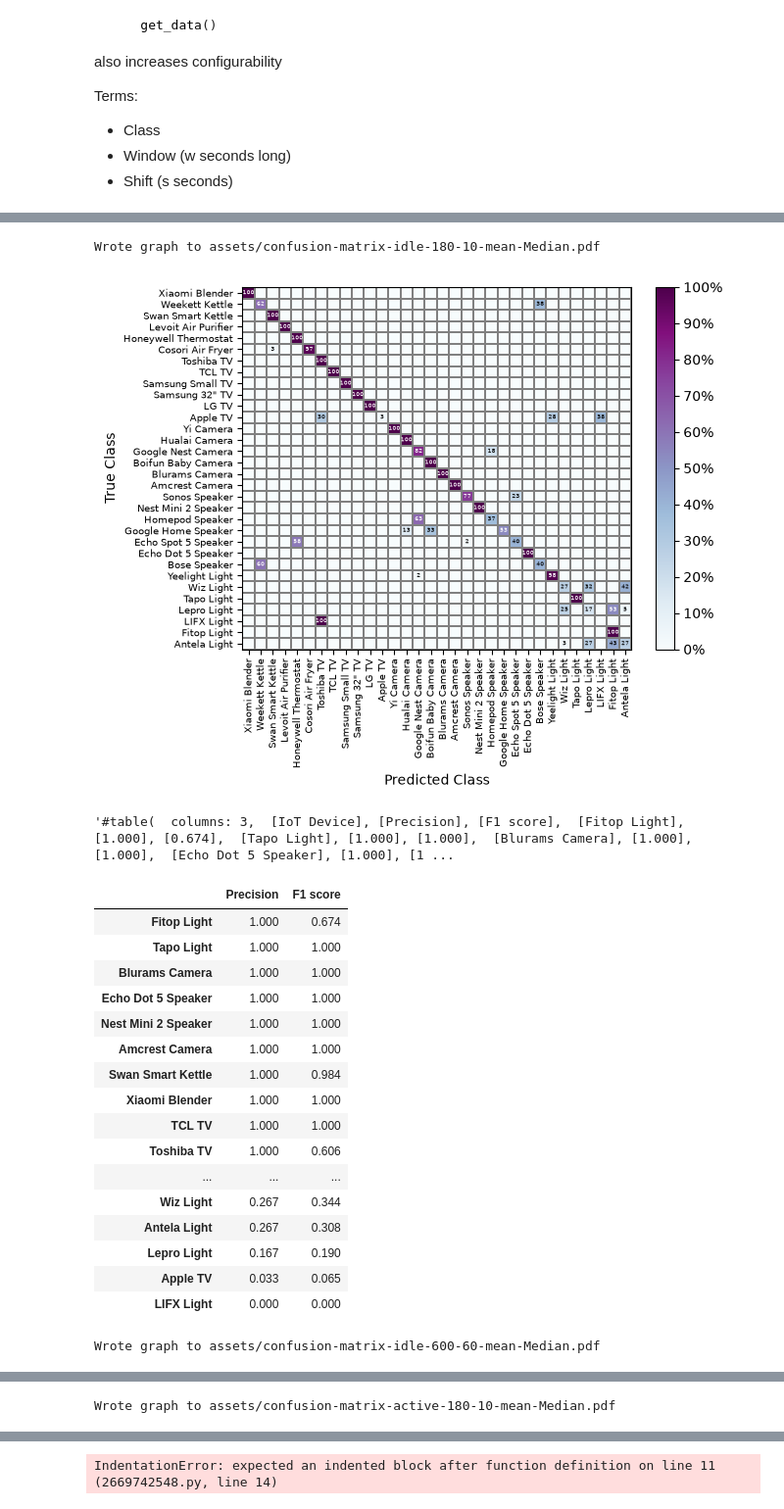
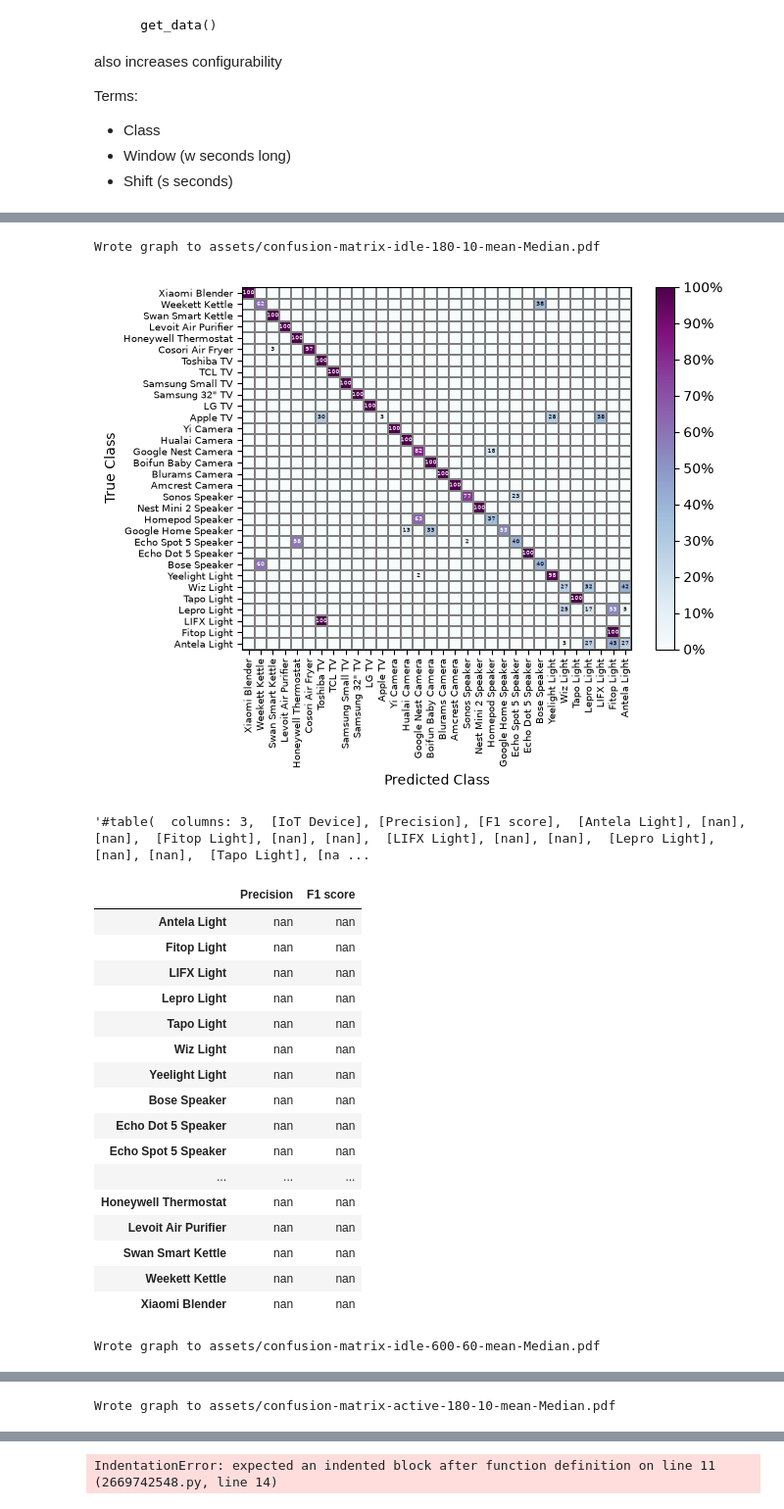
Before and after one commit to JackRobbers/thesis, a Jupyter notebook: analysis.ipynb, the cells around one changed output, grey strips where cells are left out. Shown at 98% size. Drawn from its saved outputs; the diff is of its cells as text; code cells hidden in the pictures.

```diff
--- a/analysis.ipynb
+++ b/analysis.ipynb
@@ -111,7 +97,7 @@ df = pd.DataFrame(
 # | label: confusion matrix
 idle = Experiment(
     c,
-    State.IDLE,
+    [State.IDLE],
     [Metric.MEAN],
     Classifier.Median,
     180,
@@ -134,7 +120,7 @@ typst_table(
 
 out = Experiment(
     c,
-    State.IDLE,
+    [State.IDLE],
     [Metric.MEAN],
     Classifier.Median,
     600,
@@ -156,50 +142,50 @@ typst_table(
     index_title="IoT Device",
 )
 
 
 # display(len([1 for score in all.f1_scores.values() if score > 0.9]))
 
 # # include only devices from above who are not equal to 100
 active = Experiment(
     c,
-    State.ACTIVE,
+    [State.ACTIVE],
     [Metric.MEAN],
     Classifier.Median,
     180,
     10,
 )
 graph_confusion_matrix(active)
 
 typst_table(
     pd.DataFrame(
         data={
             "Macro Average F1 score": [idle.f1_macro_average, active.f1_macro_average]
         },
         index=["Idle", "Average"],
     ),
     diag=False,
     index_title="State",
 )
 # %% [output]
 Wrote graph to assets/confusion-matrix-idle-180-10-mean-Median.pdf
 [figure]
-'#table(  columns: 3,  [IoT Device], [Precision], [F1 score],  [Fitop Light], [1.000], [0.674],  [Tapo Light], [1.000], [1.000],  [Blurams Camera], [1.000], [1.000],  [Echo Dot 5 Speaker], [1.000], [1 ...
+'#table(  columns: 3,  [IoT Device], [Precision], [F1 score],  [Antela Light], [nan], [nan],  [Fitop Light], [nan], [nan],  [LIFX Light], [nan], [nan],  [Lepro Light], [nan], [nan],  [Tapo Light], [na ...
 |  | Precision | F1 score |
-| Fitop Light | 1.000 | 0.674 |
-| Tapo Light | 1.000 | 1.000 |
-| Blurams Camera | 1.000 | 1.000 |
-| Echo Dot 5 Speaker | 1.000 | 1.000 |
-| Nest Mini 2 Speaker | 1.000 | 1.000 |
-| Amcrest Camera | 1.000 | 1.000 |
-| Swan Smart Kettle | 1.000 | 0.984 |
-| Xiaomi Blender | 1.000 | 1.000 |
-| TCL TV | 1.000 | 1.000 |
-| Toshiba TV | 1.000 | 0.606 |
+| Antela Light | nan | nan |
+| Fitop Light | nan | nan |
+| LIFX Light | nan | nan |
+| Lepro Light | nan | nan |
+| Tapo Light | nan | nan |
+| Wiz Light | nan | nan |
+| Yeelight Light | nan | nan |
+| Bose Speaker | nan | nan |
+| Echo Dot 5 Speaker | nan | nan |
+| Echo Spot 5 Speaker | nan | nan |
 | ... | ... | ... |
-| Wiz Light | 0.267 | 0.344 |
-| Antela Light | 0.267 | 0.308 |
-| Lepro Light | 0.167 | 0.190 |
-| Apple TV | 0.033 | 0.065 |
-| LIFX Light | 0.000 | 0.000 |
+| Honeywell Thermostat | nan | nan |
+| Levoit Air Purifier | nan | nan |
+| Swan Smart Kettle | nan | nan |
+| Weekett Kettle | nan | nan |
+| Xiaomi Blender | nan | nan |
 Wrote graph to assets/confusion-matrix-idle-600-60-mean-Median.pdf
 [figure]
```
Also changed, not shown: parts of 7 cells of this notebook, 15 other files.
